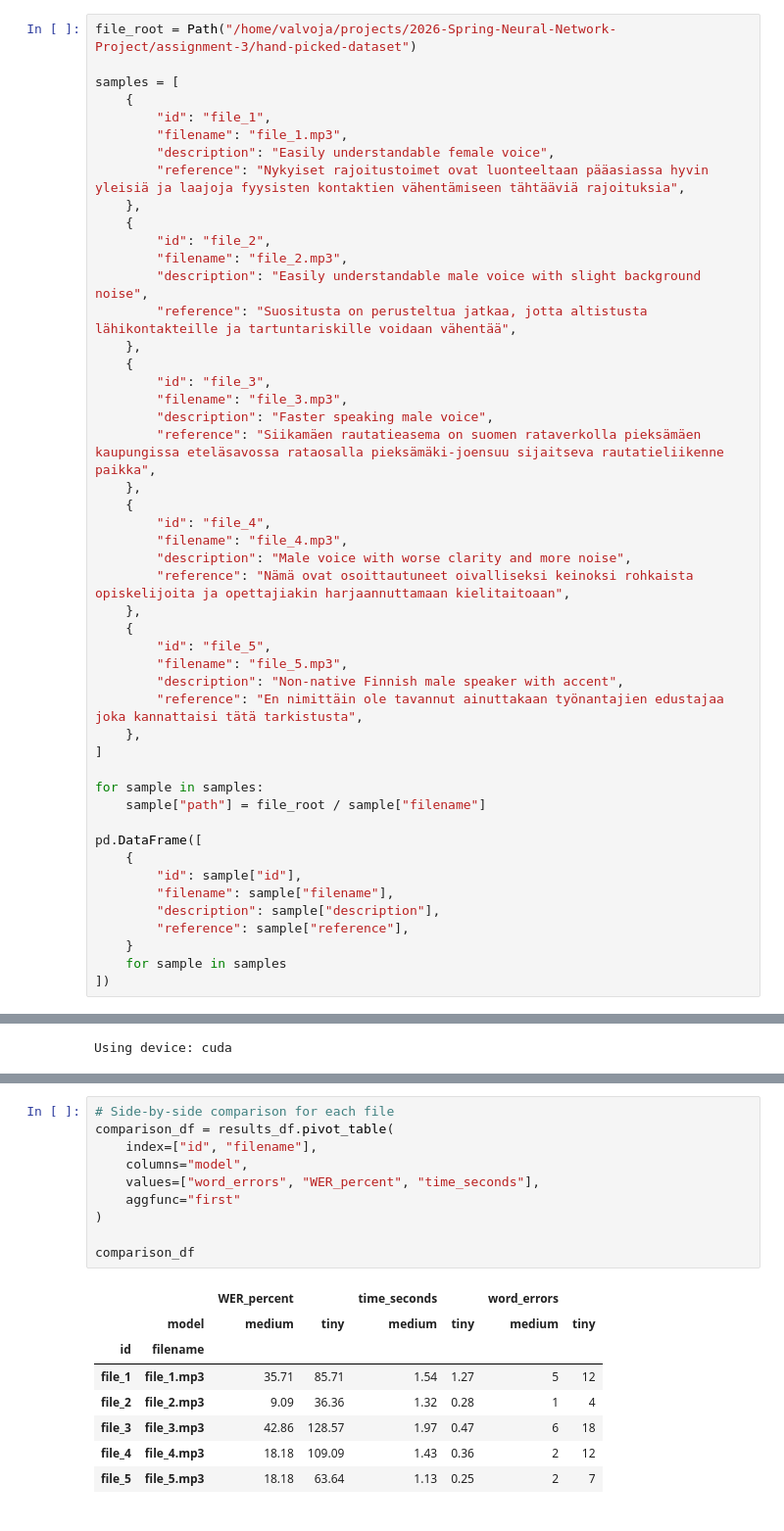
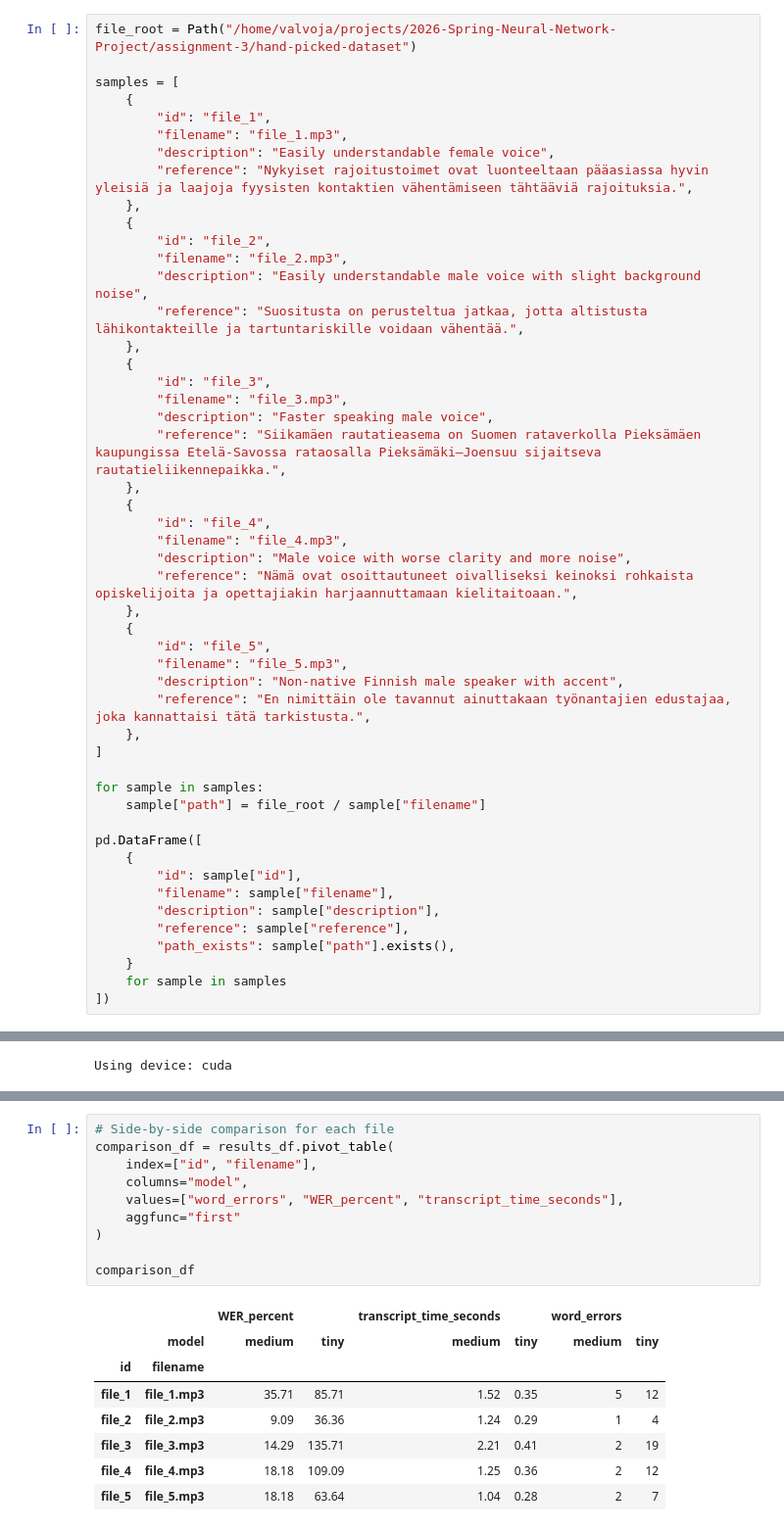
Before and after one commit to TheColourYellow/2026-Spring-Neural-Network-Project, a Jupyter notebook: assignment-3/whisper.ipynb, the cells around one changed output, grey strips where cells are left out. Shown at 98% size. Drawn from its saved outputs; the diff is of its cells as text.

```diff
--- a/assignment-3/whisper.ipynb
+++ b/assignment-3/whisper.ipynb
@@ -27,31 +45,31 @@ samples = [
         "id": "file_1",
         "filename": "file_1.mp3",
         "description": "Easily understandable female voice",
-        "reference": "Nykyiset rajoitustoimet ovat luonteeltaan pääasiassa hyvin yleisiä ja laajoja fyysisten kontaktien vähentämiseen tähtääviä rajoituksia",
+        "reference": "Nykyiset rajoitustoimet ovat luonteeltaan pääasiassa hyvin yleisiä ja laajoja fyysisten kontaktien vähentämiseen tähtääviä rajoituksia.",
     },
     {
         "id": "file_2",
         "filename": "file_2.mp3",
         "description": "Easily understandable male voice with slight background noise",
-        "reference": "Suositusta on perusteltua jatkaa, jotta altistusta lähikontakteille ja tartuntariskille voidaan vähentää",
+        "reference": "Suositusta on perusteltua jatkaa, jotta altistusta lähikontakteille ja tartuntariskille voidaan vähentää.",
     },
     {
         "id": "file_3",
         "filename": "file_3.mp3",
         "description": "Faster speaking male voice",
-        "reference": "Siikamäen rautatieasema on suomen rataverkolla pieksämäen kaupungissa eteläsavossa rataosalla pieksämäki-joensuu sijaitseva rautatieliikenne paikka",
+        "reference": "Siikamäen rautatieasema on Suomen rataverkolla Pieksämäen kaupungissa Etelä-Savossa rataosalla Pieksämäki–Joensuu sijaitseva rautatieliikennepaikka.",
     },
     {
         "id": "file_4",
         "filename": "file_4.mp3",
         "description": "Male voice with worse clarity and more noise",
-        "reference": "Nämä ovat osoittautuneet oivalliseksi keinoksi rohkaista opiskelijoita ja opettajiakin harjaannuttamaan kielitaitoaan",
+        "reference": "Nämä ovat osoittautuneet oivalliseksi keinoksi rohkaista opiskelijoita ja opettajiakin harjaannuttamaan kielitaitoaan.",
     },
     {
         "id": "file_5",
         "filename": "file_5.mp3",
         "description": "Non-native Finnish male speaker with accent",
-        "reference": "En nimittäin ole tavannut ainuttakaan työnantajien edustajaa joka kannattaisi tätä tarkistusta",
+        "reference": "En nimittäin ole tavannut ainuttakaan työnantajien edustajaa, joka kannattaisi tätä tarkistusta.",
     },
 ]
 
@@ -64,6 +82,7 @@ pd.DataFrame([
         "filename": sample["filename"],
         "description": sample["description"],
         "reference": sample["reference"],
+        "path_exists": sample["path"].exists(),
     }
     for sample in samples
 ])
@@ -343,19 +399,19 @@ summary_df
 # %%
 # Side-by-side comparison for each file
 comparison_df = results_df.pivot_table(
     index=["id", "filename"],
     columns="model",
-    values=["word_errors", "WER_percent", "time_seconds"],
+    values=["word_errors", "WER_percent", "transcript_time_seconds"],
     aggfunc="first"
 )
 
 comparison_df
 # %% [output]
-|  |  | WER_percent |  | time_seconds |  | word_errors |  |
+|  |  | WER_percent |  | transcript_time_seconds |  | word_errors |  |
 |  | model | medium | tiny | medium | tiny | medium | tiny |
 | id | filename |  |  |  |  |  |  |
-| file_1 | file_1.mp3 | 35.71 | 85.71 | 1.54 | 1.27 | 5 | 12 |
-| file_2 | file_2.mp3 | 9.09 | 36.36 | 1.32 | 0.28 | 1 | 4 |
-| file_3 | file_3.mp3 | 42.86 | 128.57 | 1.97 | 0.47 | 6 | 18 |
-| file_4 | file_4.mp3 | 18.18 | 109.09 | 1.43 | 0.36 | 2 | 12 |
-| file_5 | file_5.mp3 | 18.18 | 63.64 | 1.13 | 0.25 | 2 | 7 |
+| file_1 | file_1.mp3 | 35.71 | 85.71 | 1.52 | 0.35 | 5 | 12 |
+| file_2 | file_2.mp3 | 9.09 | 36.36 | 1.24 | 0.29 | 1 | 4 |
+| file_3 | file_3.mp3 | 14.29 | 135.71 | 2.21 | 0.41 | 2 | 19 |
+| file_4 | file_4.mp3 | 18.18 | 109.09 | 1.25 | 0.36 | 2 | 12 |
+| file_5 | file_5.mp3 | 18.18 | 63.64 | 1.04 | 0.28 | 2 | 7 |
```
Also changed, not shown: parts of 19 cells of this notebook.
